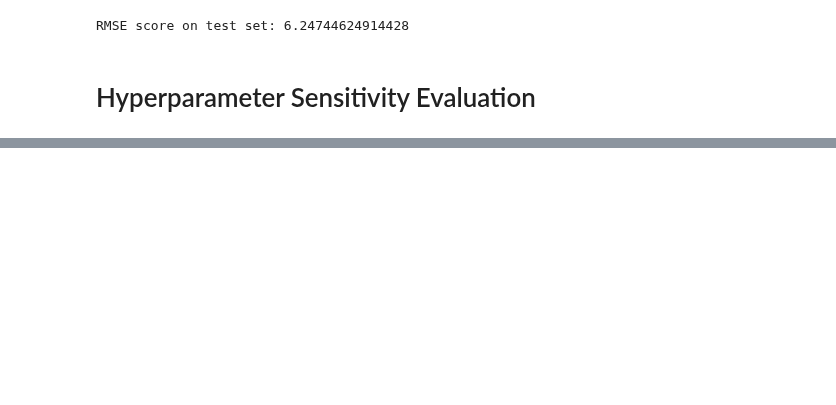
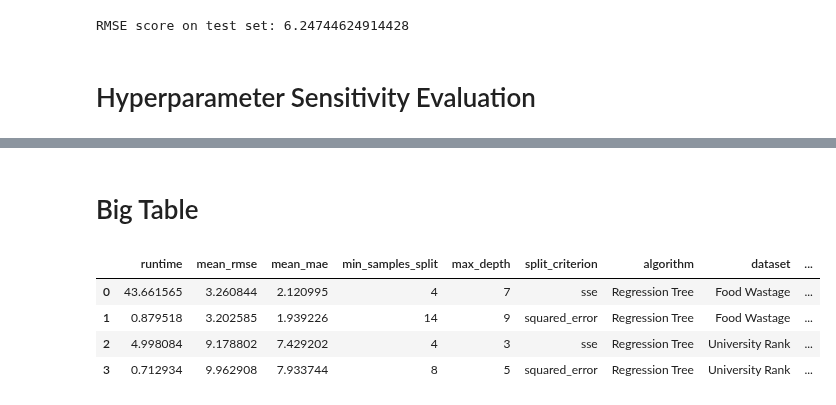
Before and after one commit to Esaiasson/Machine_learning_WS_2025, a Jupyter notebook: A2/final_results.ipynb, the cells around one changed output, grey strips where cells are left out. Cells and saved outputs as stored; diff of their text form; code cells hidden in the pictures; blank space fills up the shorter version.

```diff
--- a/A2/final_results.ipynb
+++ b/A2/final_results.ipynb
@@ -248,0 +218,28 @@ KeyError: 'mean_rmse'
+# %% [markdown]
+# Big Table
+# %%
+
+all_train_results = pd.concat([
+    train_results_food_waste.loc[[0]].assign(algorithm="Regression Tree", dataset="Food Wastage", implementation="Ours"),
+    train_results_food_waste_scikit.loc[[0]].assign( algorithm="Regression Tree", dataset="Food Wastage", implementation="Scikit"),
+    train_results_college_rank.loc[[0]].assign(algorithm="Regression Tree", dataset="University Rank", implementation="Ours"),
+    train_results_college_rank_scikit.loc[[0]].assign( algorithm="Regression Tree", dataset="University Rank", implementation="Scikit"),
+    #train_results_popular_songs.loc[[0]].assign(algorithm="Regression Tree", dataset="Popular Songs", implementation="Ours")
+    #train_results_popular_songs_scikit.loc[[0]].assign(algorithm="Regression Tree", dataset="Popular Songs", implementation="Scikit"),
+
+]).reset_index(drop=True)
+all_train_results = all_train_results.join(all_train_results['Parameters'].apply(pd.Series))
+
+index_to_fix = ~all_train_results["criterion"].isna()
+all_train_results.loc[index_to_fix, "split_criterion"] = all_train_results.loc[index_to_fix, "criterion"]
+
+all_train_results = all_train_results.drop(["Parameters", "criterion"], axis=1)
+all_train_results_reorderd = all_train_results[["runtime", "mean_rmse", "mean_mae", "min_samples_split", "max_depth", "split_criterion", "algorithm", "dataset", "implementation"]]
+
+all_train_results_reorderd
+# %% [output]
+|  | runtime | mean_rmse | mean_mae | min_samples_split | max_depth | split_criterion | algorithm | dataset | ... |
+| 0 | 43.661565 | 3.260844 | 2.120995 | 4 | 7 | sse | Regression Tree | Food Wastage | ... |
+| 1 | 0.879518 | 3.202585 | 1.939226 | 14 | 9 | squared_error | Regression Tree | Food Wastage | ... |
+| 2 | 4.998084 | 9.178802 | 7.429202 | 4 | 3 | sse | Regression Tree | University Rank | ... |
+| 3 | 0.712934 | 9.962908 | 7.933744 | 8 | 5 | squared_error | Regression Tree | University Rank | ... |
```
Also changed, not shown: parts of 10 cells of this notebook, 2 other files.
